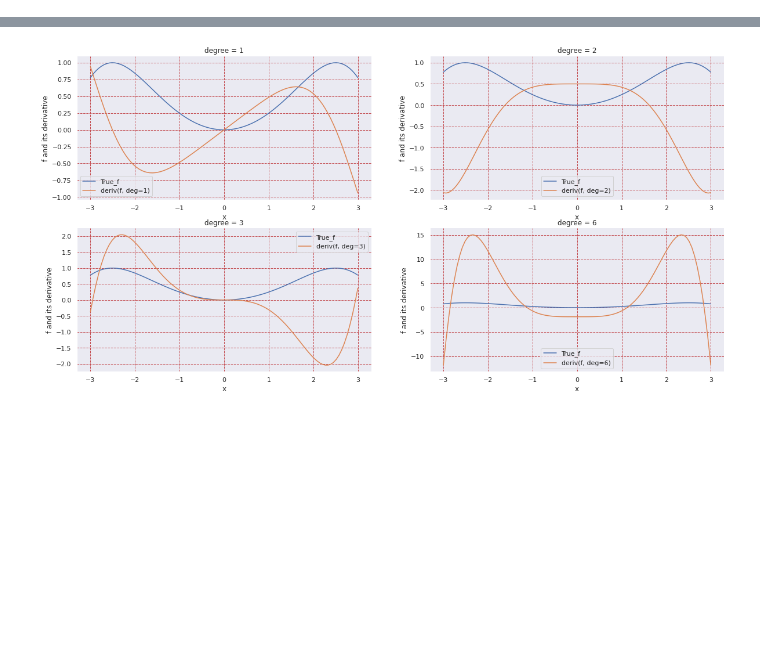
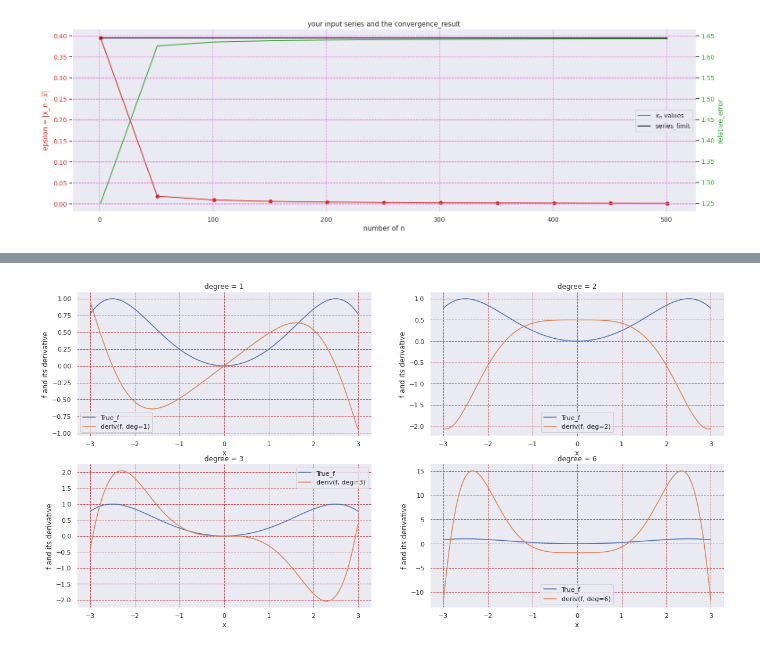
Before and after one commit to NhanDoV/crap-caculus, a Jupyter notebook: series_and_approximation/Series_approx.ipynb, the cells around one changed output, grey strips where cells are left out. Saved outputs shown, nothing was run; the diff lists cells and outputs as text; code cells hidden in the pictures; blank space fills up the shorter version.

```diff
--- a/series_and_approximation/Series_approx.ipynb
+++ b/series_and_approximation/Series_approx.ipynb
@@ -0,0 +31,10 @@
+# %%
+def your_series(n):
+    s = 0
+    for k in range(n+1):
+        s += 1 / (k+1)**2
+    return s
+dvn_aps.series_n_epsilon(n_min=1, n_max=500, n_steps=50,
+                 your_series = your_series, series_limit = np.pi**2/6)
+# %% [output]
+[figure, added]
```
Also changed, not shown: parts of 24 cells of this notebook.
